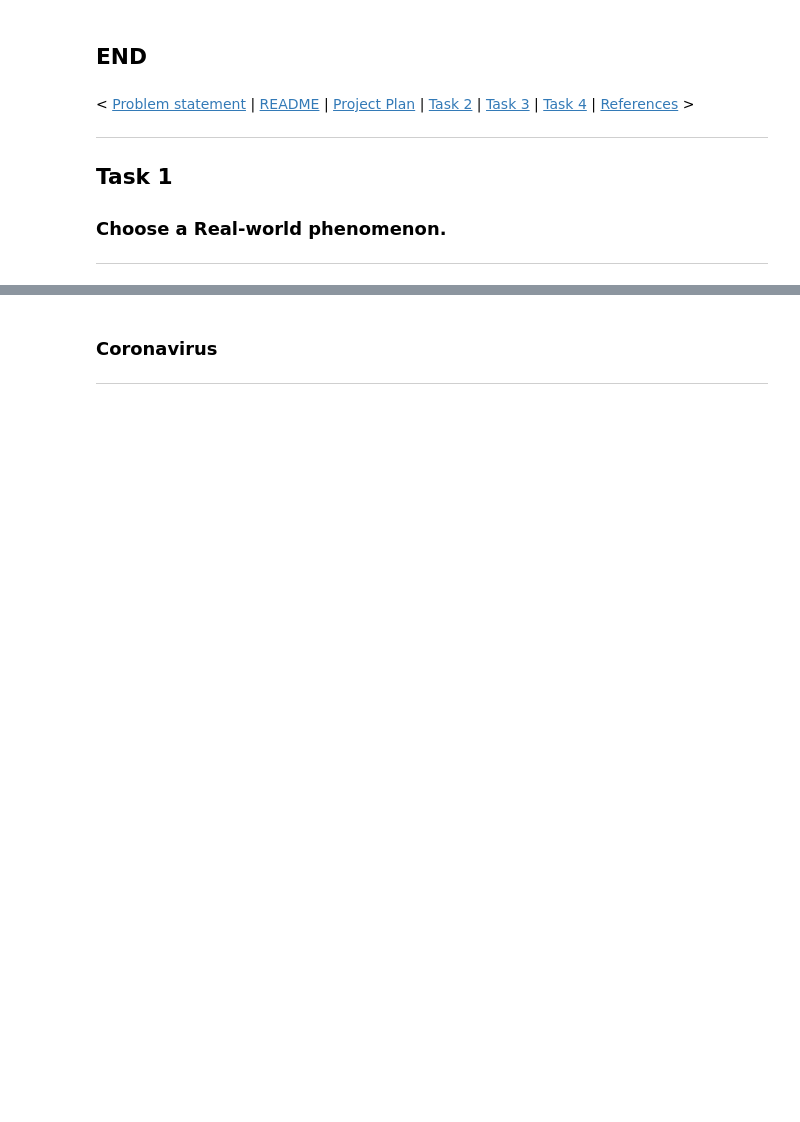
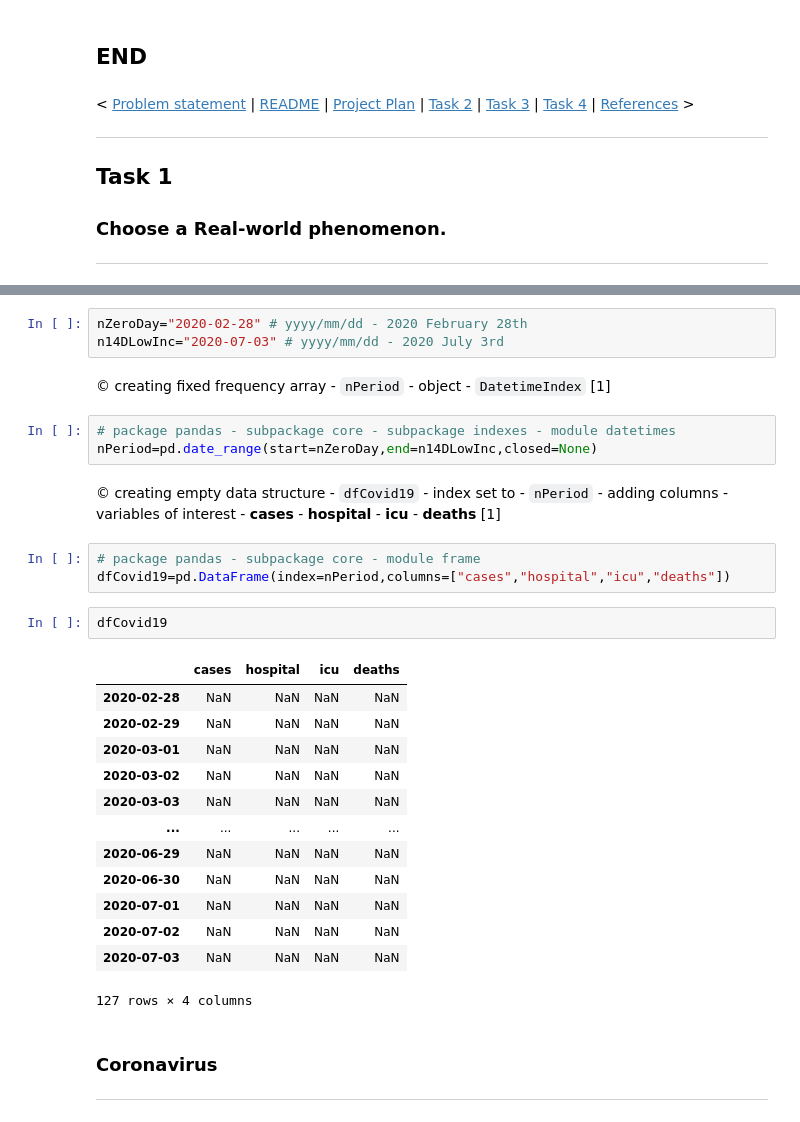
Before and after one commit to E6985/pda-numpy-random-simulation, a Jupyter notebook: Programming-for-Data-Analysis-Project-2020.ipynb, the cells around one changed output, grey strips where cells are left out. Cells and saved outputs as stored; diff of their text form; blank space fills up the shorter version.

```diff
--- a/Programming-for-Data-Analysis-Project-2020.ipynb
+++ b/Programming-for-Data-Analysis-Project-2020.ipynb
@@ -107,3 +165,40 @@ After some online research, I find that full-time post-graduate students study o
+# %%
+nZeroDay="2020-02-28" # yyyy/mm/dd - 2020 February 28th
+n14DLowInc="2020-07-03" # yyyy/mm/dd - 2020 July 3rd
+# %% [markdown]
+&#x00A9; creating fixed frequency array - ``nPeriod`` - object - ``DatetimeIndex`` [1]
+
+<!--
+[1] Anaconda (date_range), "pandas.core.indexes.datetimes," Docstring, June 2020.
+-->
+# %%
+# package pandas - subpackage core - subpackage indexes - module datetimes
+nPeriod=pd.date_range(start=nZeroDay,end=n14DLowInc,closed=None)
+# %% [markdown]
+&#x00A9; creating empty data structure - ``dfCovid19`` - index set to - ``nPeriod`` - adding columns - variables of interest - **cases** - **hospital** - **icu** - **deaths** [1]
+
+<!--
+[1] Anaconda (DataFrame), "pandas.core.frame," Docstring, June 2020.
+-->
+# %%
+# package pandas - subpackage core - module frame
+dfCovid19=pd.DataFrame(index=nPeriod,columns=["cases","hospital","icu","deaths"])
+# %%
+dfCovid19
+# %% [output]
+|  | cases | hospital | icu | deaths |
+| 2020-02-28 | NaN | NaN | NaN | NaN |
+| 2020-02-29 | NaN | NaN | NaN | NaN |
+| 2020-03-01 | NaN | NaN | NaN | NaN |
+| 2020-03-02 | NaN | NaN | NaN | NaN |
+| 2020-03-03 | NaN | NaN | NaN | NaN |
+| ... | ... | ... | ... | ... |
+| 2020-06-29 | NaN | NaN | NaN | NaN |
+| 2020-06-30 | NaN | NaN | NaN | NaN |
+| 2020-07-01 | NaN | NaN | NaN | NaN |
+| 2020-07-02 | NaN | NaN | NaN | NaN |
+| 2020-07-03 | NaN | NaN | NaN | NaN |
+127 rows × 4 columns
 # %% [markdown]
 ### Coronavirus
 ***
```
Also changed, not shown: parts of 70 cells of this notebook.
